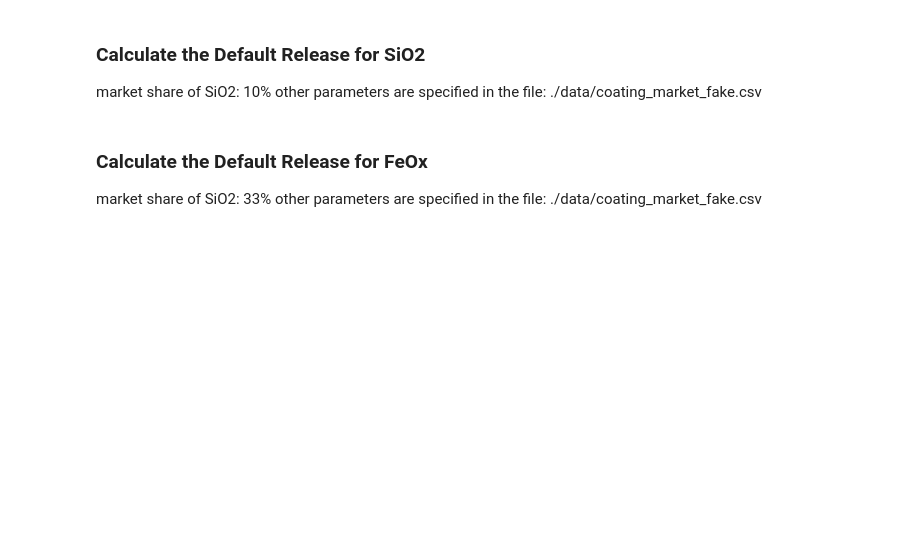
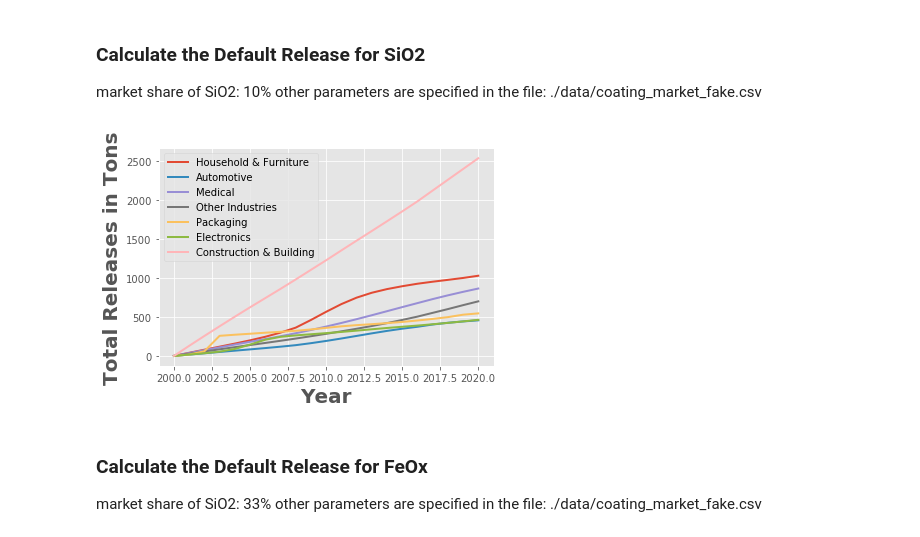
Before and after one commit to JiajiaZheng/vintage_model, a Jupyter notebook: run_vintage_model_for_nanos.ipynb, the cells around one changed output. Drawn from its saved outputs; the diff is of its cells as text; code cells hidden in the pictures; blank space fills up the shorter version.

```diff
--- a/run_vintage_model_for_nanos.ipynb
+++ b/run_vintage_model_for_nanos.ipynb
@@ -56,15 +72,17 @@ other parameters are specified in the file: ./data/coating_market_fake.csv
 # %%
 # read data now
 SiO2_data = np.loadtxt('./data/SiO2_production_real.csv',delimiter=',')
 SiO2_to_paints = 0.1 # what portion of SiO2 are used in coating, paints and pigment market
 SiO2_data[:,1] = SiO2_data[:,1] * SiO2_to_paints
 market_data_dict = csv_to_dict('./data/coating_market_fake.csv')
 
 SiO2_market = vt.vintage_market(SiO2_data,market_data_dict)
 test = SiO2_market.calculate_market_vintage()
 df = SiO2_market.to_dataframe(test)
 SiO2_market.plot_market_vintage()
-df.to_csv('./results/SiO2_vintage_results.csv')
+df.to_csv('./results/dynamic_results/SiO2_vintage_results_0226.csv')
+# %% [output]
+[figure, added]
 # %% [markdown]
 ### Calculate the Default Release for FeOx
 
```
Also changed, not shown: parts of 5 cells of this notebook, 19 other files.
